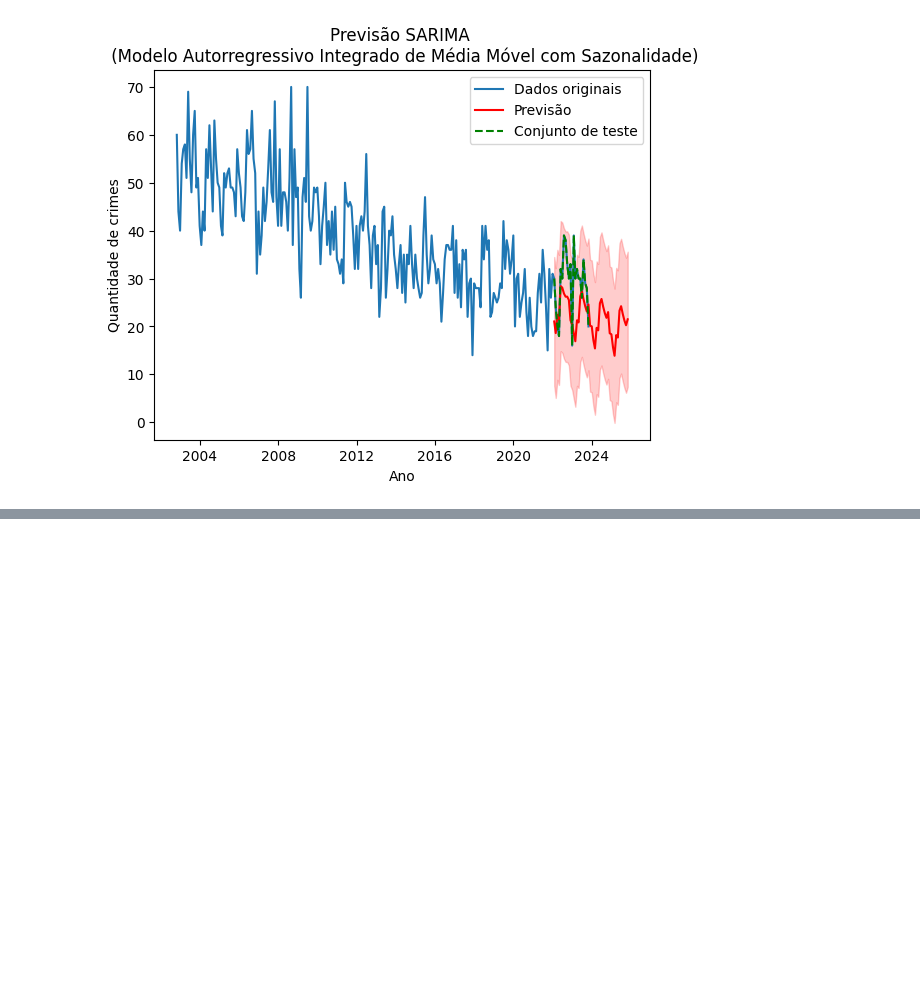
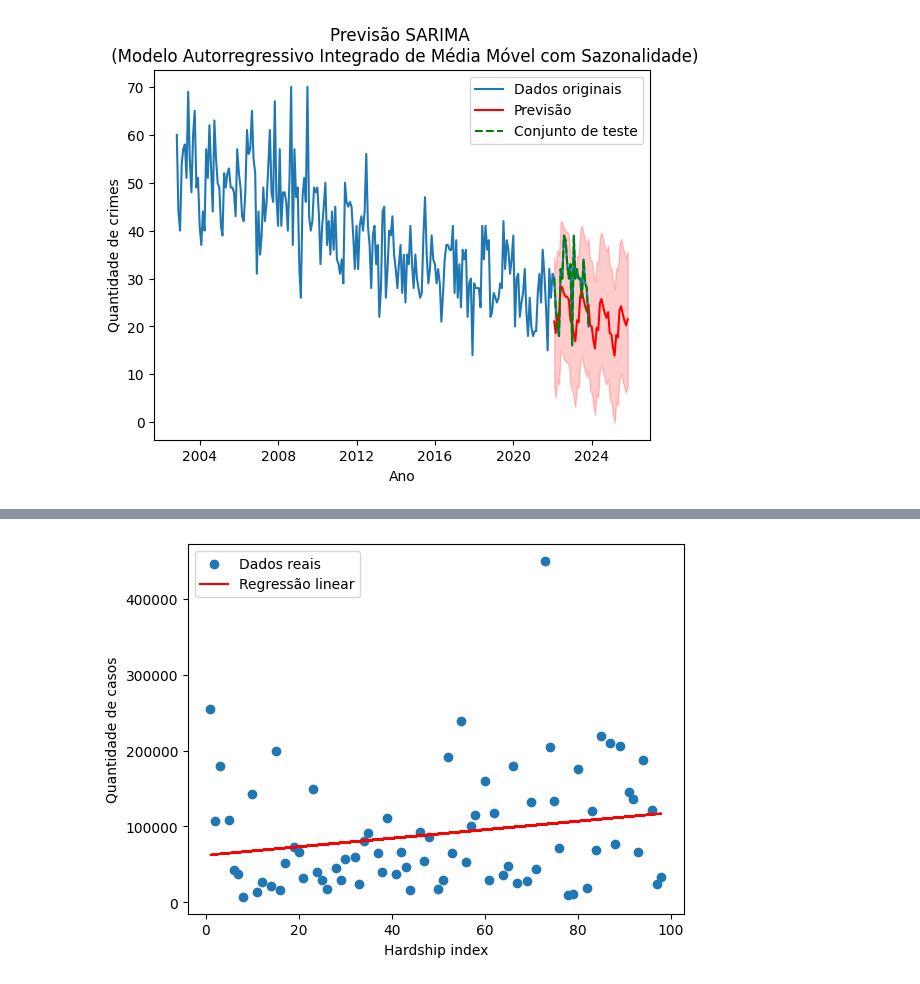
Before and after one commit to RonaldoSouzaChaves/ProjetoIntegrador3, a Jupyter notebook: Machine Learning.ipynb, the cells around one changed output, grey strips where cells are left out. Saved outputs shown, nothing was run; the diff lists cells and outputs as text; code cells hidden in the pictures; blank space fills up the shorter version.

```diff
--- a/Machine Learning.ipynb
+++ b/Machine Learning.ipynb
@@ -279,0 +325,3 @@ plt.show()
+# %%
+hardship_index = pd.read_csv('C:/Users/51051056/Downloads/hardship_index.csv', sep=';')
+hardship_index
@@ -279,0 +342,11 @@ plt.show()
+# %%
+# Tranformação da variáveis em float
+dfCasos['AreaComunitaria']=dfCasos['AreaComunitaria'].astype(float)
+hardship_index['hardshipindex']=hardship_index['hardshipindex'].astype(float)
+# %%
+# Contagem
+area_counts = dfCasos['AreaComunitaria'].value_counts().reset_index()
+
+# renomeando as colunas
+area_counts.columns = ['AreaComunitaria', 'contagemCasos']
+area_counts
@@ -279,0 +367,4 @@ plt.show()
+# %%
+# Merge
+area_index = area_counts.merge(hardship_index, left_on='AreaComunitaria', right_on='AreaComunitaria')
+area_index
@@ -279,0 +385,19 @@ plt.show()
+# %%
+# Criando o modelo de regressão linear
+model = LinearRegression()
+
+# Treinando o modelo
+model.fit(area_index['hardshipindex'].values.reshape(-1, 1), area_index['contagemCasos'])
+
+# Fazendo previsões
+predictions = model.predict(area_index['hardshipindex'].values.reshape(-1, 1))
+
+# Visualizando os resultados
+plt.scatter(area_index['hardshipindex'], area_index['contagemCasos'], label='Dados reais')
+plt.plot(area_index['hardshipindex'], predictions, color='red', label='Regressão linear')
+plt.xlabel('Hardship index')
+plt.ylabel('Quantidade de casos')
+plt.legend()
+plt.show()
+# %% [output]
+[figure, added]
```
Also changed, not shown: parts of 6 cells of this notebook.
